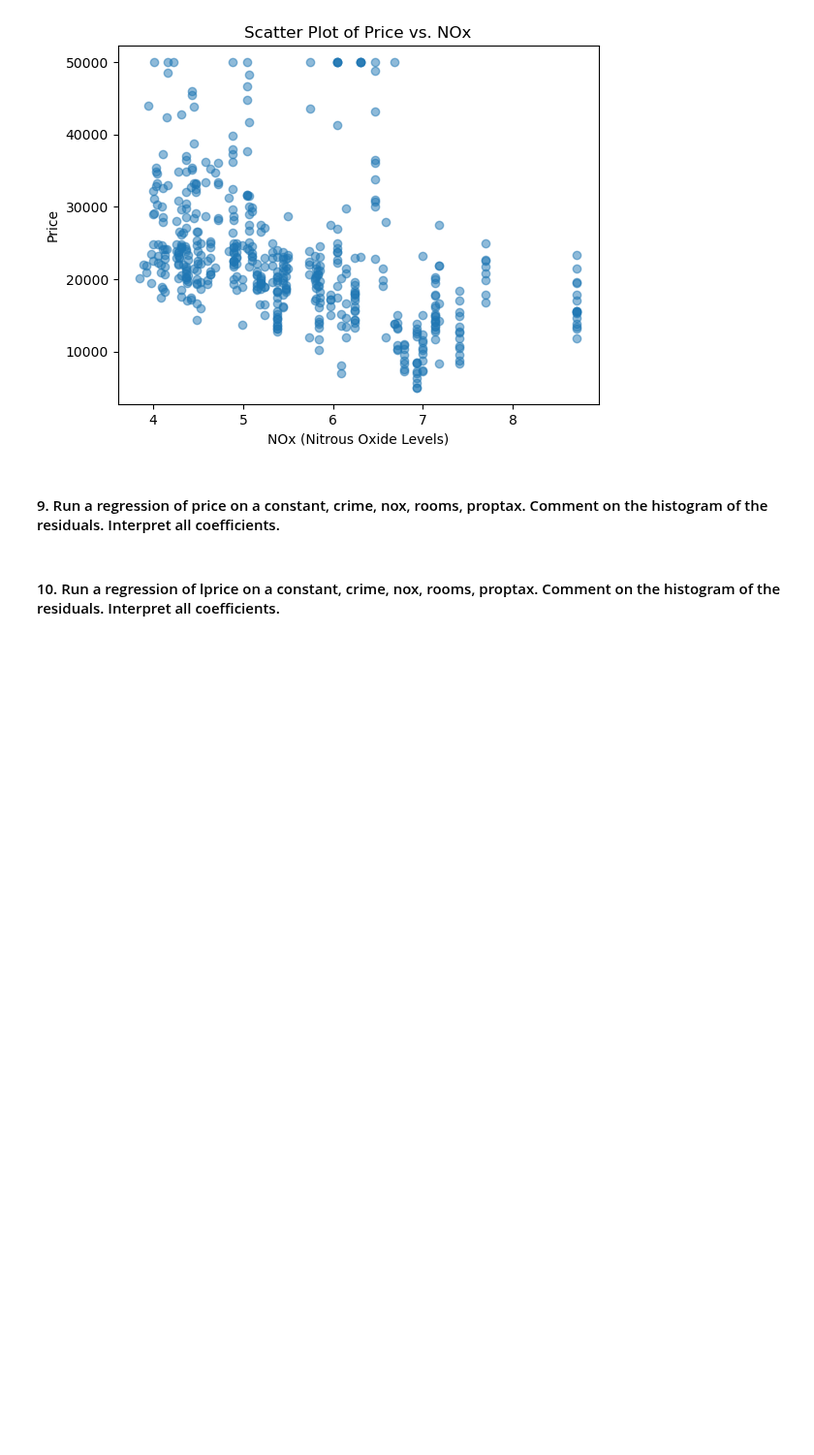
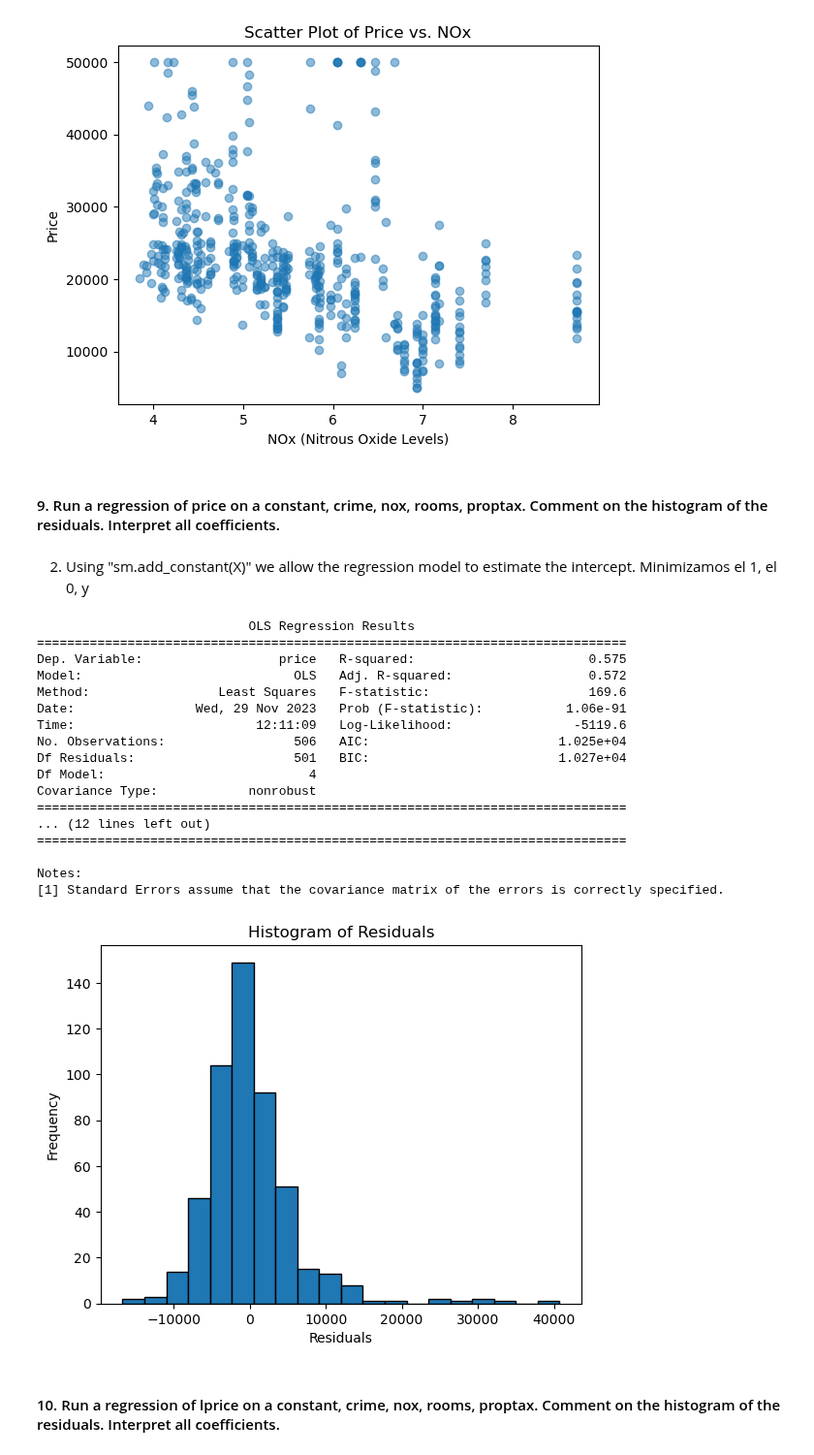
Before and after one commit to vinibalvarenga/MODS202, a Jupyter notebook: final_project.ipynb, the cells around one changed output. Shown at 97% size. Drawn from its saved outputs; the diff is of its cells as text; code cells hidden in the pictures; blank space fills up the shorter version.

```diff
--- a/final_project.ipynb
+++ b/final_project.ipynb
@@ -306,5 +306,50 @@ plt.show()
 [figure]
 # %% [markdown]
 #### 9. Run a regression of price on a constant, crime, nox, rooms, proptax. Comment on the histogram of the residuals. Interpret all coefficients.
+# %% [markdown]
+2. Using "sm.add_constant(X)" we allow the regression model to estimate the intercept.
+Minimizamos el 1, el 0, y
+# %%
+# Import necessary libraries
+import statsmodels.api as sm
+import matplotlib.pyplot as plt
+
+# Prepare the data for the regression
+X = df[['crime', 'nox', 'rooms', 'proptax']]
+X = sm.add_constant(X)  # Add a constant term to the independent variables
+y = df['price']
+
+# Fit the regression model
+model = sm.OLS(y, X).fit()
+
+# Print the regression summary
+print(model.summary())
+
+# Plot the histogram of residuals
+residuals = model.resid
+plt.hist(residuals, bins=20, edgecolor='black')
+plt.title('Histogram of Residuals')
+plt.xlabel('Residuals')
+plt.ylabel('Frequency')
+plt.show()
+# %% [output]
+                            OLS Regression Results
+==============================================================================
+Dep. Variable:                  price   R-squared:                       0.575
+Model:                            OLS   Adj. R-squared:                  0.572
+Method:                 Least Squares   F-statistic:                     169.6
+Date:                Wed, 29 Nov 2023   Prob (F-statistic):           1.06e-91
+Time:                        12:11:09   Log-Likelihood:                -5119.6
+No. Observations:                 506   AIC:                         1.025e+04
+Df Residuals:                     501   BIC:                         1.027e+04
+Df Model:                           4
+Covariance Type:            nonrobust
+==============================================================================
+... (12 lines left out)
+==============================================================================
+
+Notes:
+[1] Standard Errors assume that the covariance matrix of the errors is correctly specified.
+[figure, added]
 # %% [markdown]
 #### 10. Run a regression of lprice on a constant, crime, nox, rooms, proptax. Comment on the histogram of the residuals. Interpret all coefficients.
```
Also changed, not shown: parts of 2 cells of this notebook.
